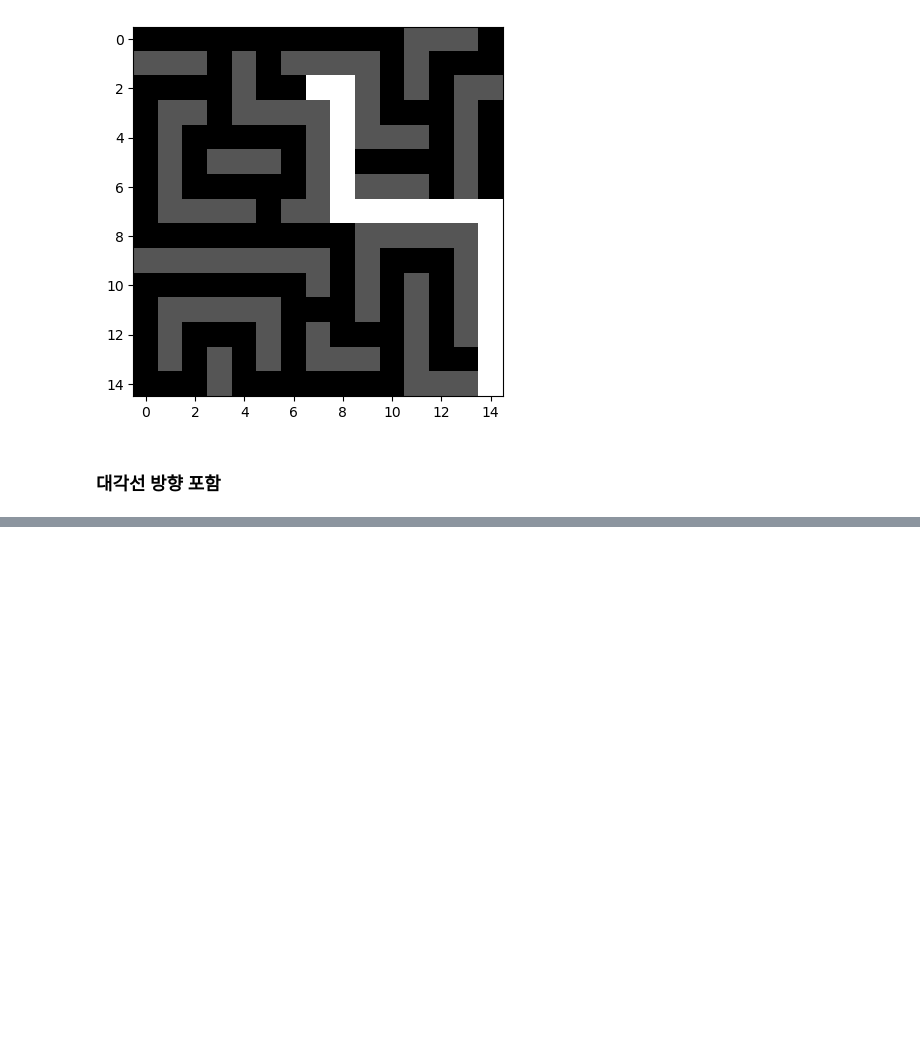
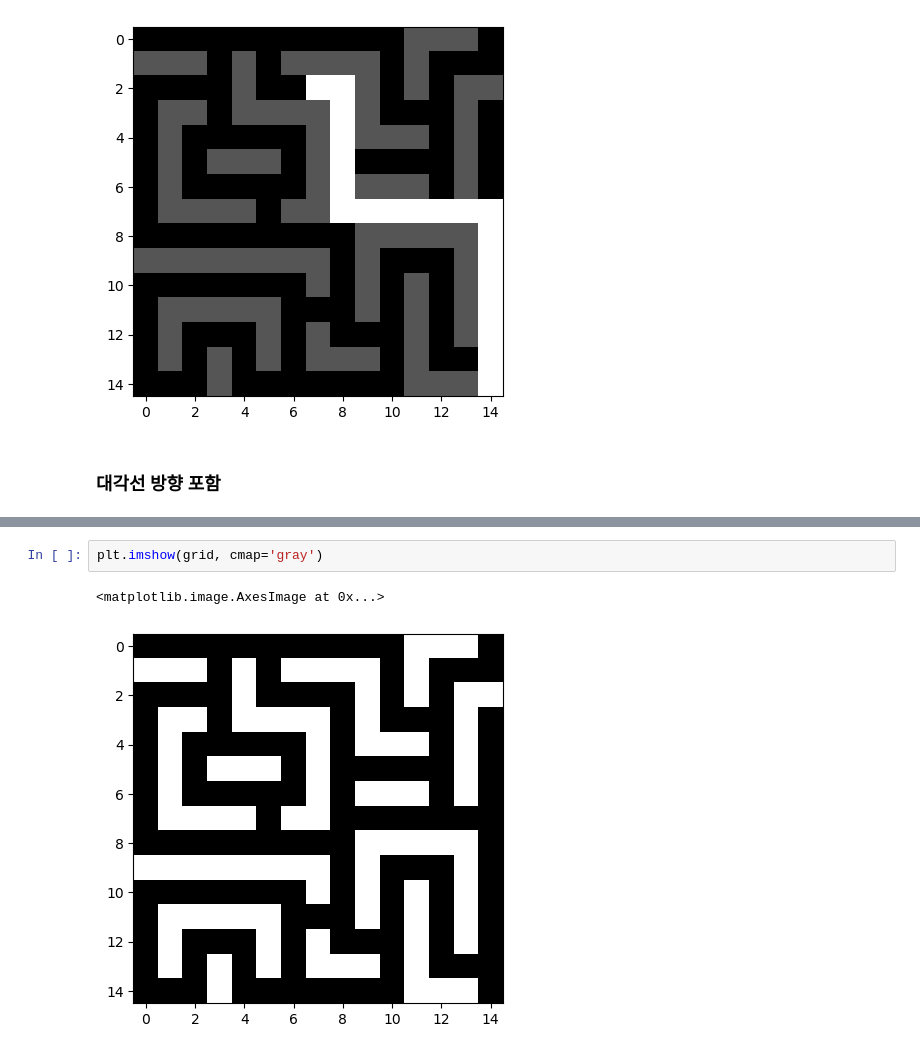
Before and after one commit to heetaeda/study_pathplanning, a Jupyter notebook: src/Priority_heap_queue.ipynb, the cells around one changed output, grey strips where cells are left out. Cells and saved outputs as stored; diff of their text form; blank space fills up the shorter version.

```diff
--- a/src/Priority_heap_queue.ipynb
+++ b/src/Priority_heap_queue.ipynb
@@ -437,0 +599,5 @@ cnt =  14990
+# %%
+plt.imshow(grid, cmap='gray')
+# %% [output]
+<matplotlib.image.AxesImage at 0x...>
+[figure, added]
```
Also changed, not shown: parts of 4 cells of this notebook, 1 other file.
